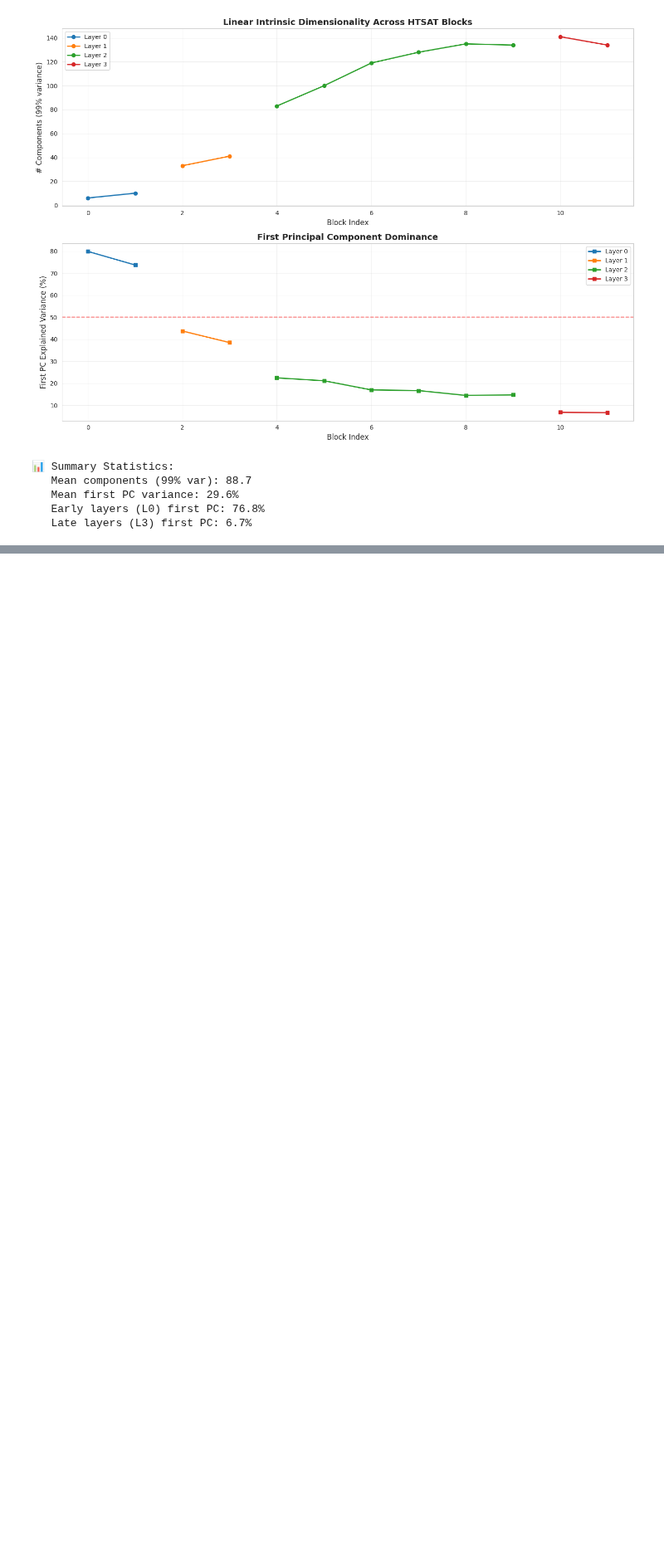
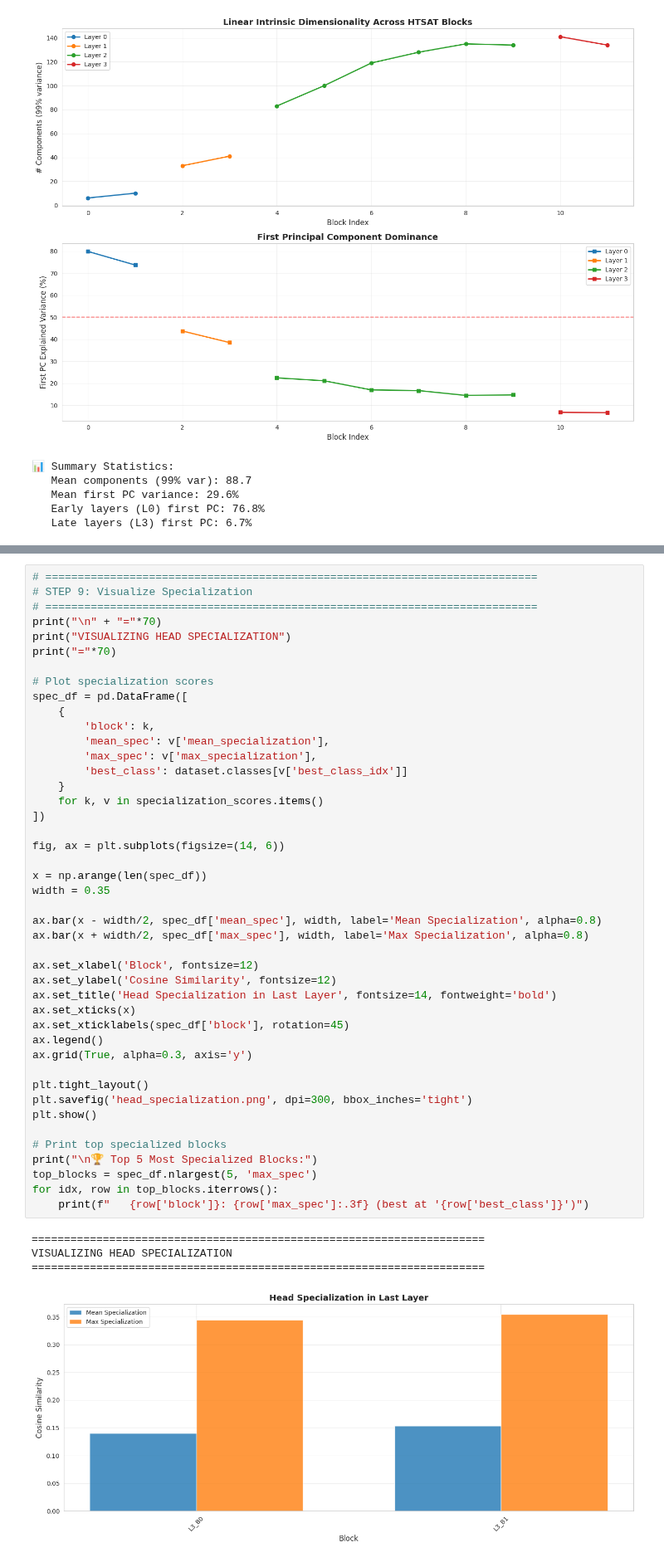
Before and after one commit to lorenzo-arcioni/ResiDual-CLAP, a Jupyter notebook: src/residual_analysis.ipynb, the cells around one changed output, grey strips where cells are left out. Shown at 83% size. Cells and saved outputs as stored; diff of their text form; blank space fills up the shorter version.

```diff
--- a/src/residual_analysis.ipynb
+++ b/src/residual_analysis.ipynb
@@ -505,0 +506,49 @@ RuntimeError: mat1 and mat2 shapes cannot be multiplied (200x768 and 1024x50)
+# %%
+# ============================================================================
+# STEP 9: Visualize Specialization
+# ============================================================================
+print("\n" + "="*70)
+print("VISUALIZING HEAD SPECIALIZATION")
+print("="*70)
+
+# Plot specialization scores
+spec_df = pd.DataFrame([
+    {
+        'block': k,
+        'mean_spec': v['mean_specialization'],
+        'max_spec': v['max_specialization'],
+        'best_class': dataset.classes[v['best_class_idx']]
+    }
+    for k, v in specialization_scores.items()
+])
+
+fig, ax = plt.subplots(figsize=(14, 6))
+
+x = np.arange(len(spec_df))
+width = 0.35
+
+ax.bar(x - width/2, spec_df['mean_spec'], width, label='Mean Specialization', alpha=0.8)
+ax.bar(x + width/2, spec_df['max_spec'], width, label='Max Specialization', alpha=0.8)
+
+ax.set_xlabel('Block', fontsize=12)
+ax.set_ylabel('Cosine Similarity', fontsize=12)
+ax.set_title('Head Specialization in Last Layer', fontsize=14, fontweight='bold')
+ax.set_xticks(x)
+ax.set_xticklabels(spec_df['block'], rotation=45)
+ax.legend()
+ax.grid(True, alpha=0.3, axis='y')
+
+plt.tight_layout()
+plt.savefig('head_specialization.png', dpi=300, bbox_inches='tight')
+plt.show()
+
+# Print top specialized blocks
+print("\n🏆 Top 5 Most Specialized Blocks:")
+top_blocks = spec_df.nlargest(5, 'max_spec')
+for idx, row in top_blocks.iterrows():
+    print(f"   {row['block']}: {row['max_spec']:.3f} (best at '{row['best_class']}')")
+# %% [output]
+======================================================================
+VISUALIZING HEAD SPECIALIZATION
+======================================================================
+[figure, added]
```
Also changed, not shown: parts of 4 cells of this notebook, 1 other file.
